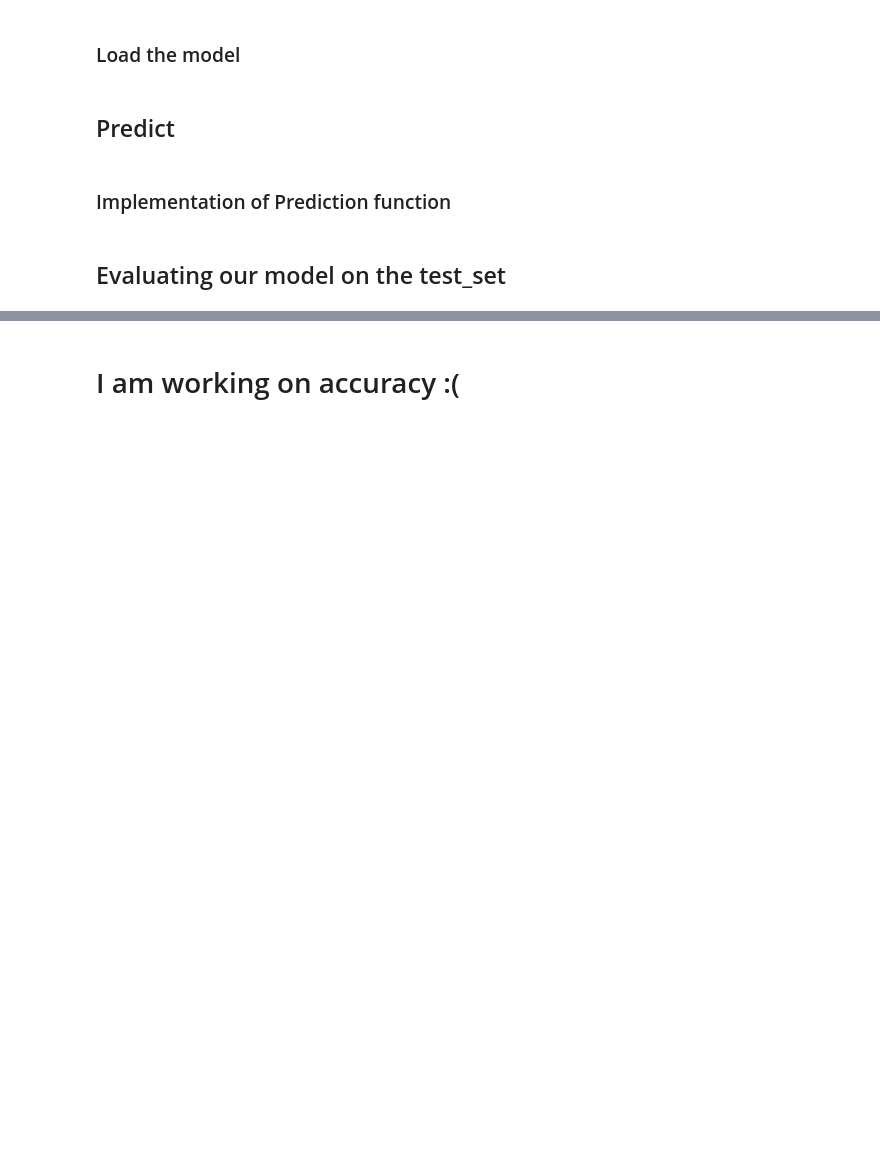
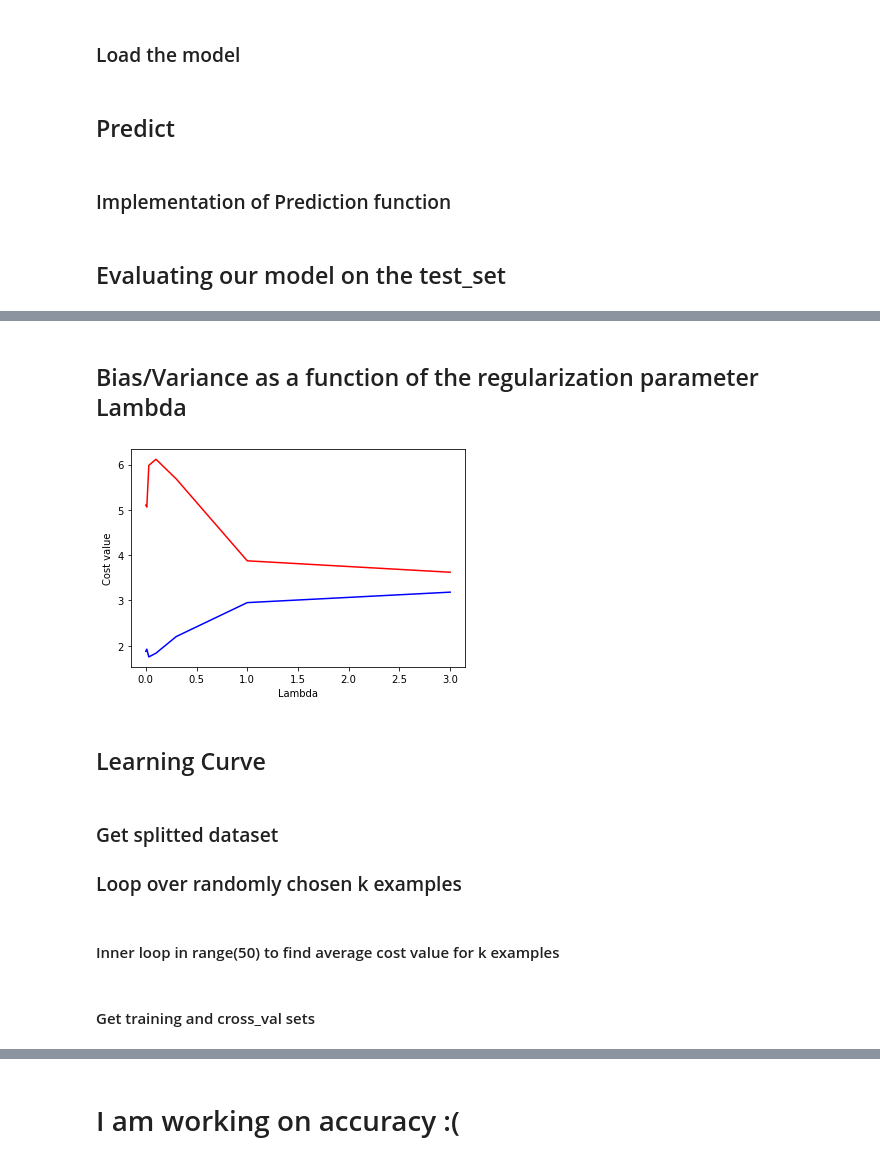
Before and after one commit to Jaime-Pinkman/Data-Science, a Jupyter notebook: neural_network/ImageRecognition.ipynb, the cells around one changed output, grey strips where cells are left out. Drawn from its saved outputs; the diff is of its cells as text; code cells hidden in the pictures; blank space fills up the shorter version.

Commit message:
analyzing the learning curve

```diff
--- a/neural_network/ImageRecognition.ipynb
+++ b/neural_network/ImageRecognition.ipynb
@@ -252,9 +253,9 @@ def backPropagate(nn_params, X, y, lmda):
 # %% [markdown]
 ### fmin_cg takes my cost_function, gradient_function, params and tries to optimize the cost value by iterating the gradient_function
 # %%
-def fmin_cg_train():
+def fmin_cg_train(X_param, y_param, lmda):
     randomThetas_unrolled = np.concatenate([randInitializeWeights(400, 25).flatten(), randInitializeWeights(25, 10).flatten()])
-    return fmin_cg(costFunction, fprime=backPropagate, x0=randomThetas_unrolled, args=(X_train.flatten(), y_train.flatten(), 0.1), maxiter=400, disp=True, full_output=True )
+    return fmin_cg(costFunction, fprime=backPropagate, x0=randomThetas_unrolled, args=(X_param.flatten(), y_param.flatten(), lmda), maxiter=400, disp=True, full_output=True )
 # %% [markdown]
 ## Creating a Model
 # %%
@@ -322,0 +368,4 @@ print(np.mean((predictions == y_test.flatten()) * 100))
+# %%
+for i in lmdas:
+    errors.append(fmin_cg_train(i))
+    #print(i)
@@ -322,0 +390,7 @@ print(np.mean((predictions == y_test.flatten()) * 100))
+# %%
+cross_val = []
+for i in range(7):
+    cross_val.append(costFunction(errors[i][0], X_val, y_val, lmdas[i]))
+
+for i in range(7):
+    print(cross_val[i], lmdas[i])
@@ -322,0 +405,7 @@ print(np.mean((predictions == y_test.flatten()) * 100))
+# %%
+train_err = []
+for i in range(7):
+    train_err.append(costFunction(errors[i][0], X_training, y_training, lmdas[i]))
+
+for i in range(7):
+    print(train_err[i], lmdas[i])
@@ -322,0 +438,23 @@ print(np.mean((predictions == y_test.flatten()) * 100))
+# %% [markdown]
+## Bias/Variance as a function of the regularization parameter Lambda
+# %%
+import matplotlib.pyplot as plt
+
+plt.plot(lmdas,train_err,'b',label='J train')
+plt.plot(lmdas, cross_val, 'r', label='J cv')
+
+plt.xlabel('Lambda')
+plt.ylabel('Cost value')
+
+plt.show()
+# %% [output]
+[figure, added]
+# %% [markdown]
+## Learning Curve
+# %% [markdown]
+### Get splitted dataset
+### Loop over randomly chosen k examples
+# %% [markdown]
+#### Inner loop in range(50) to find average cost value for k examples
+# %% [markdown]
+#### Get training and cross_val sets
```
Also changed, not shown: parts of 26 cells of this notebook, 2 other files.
